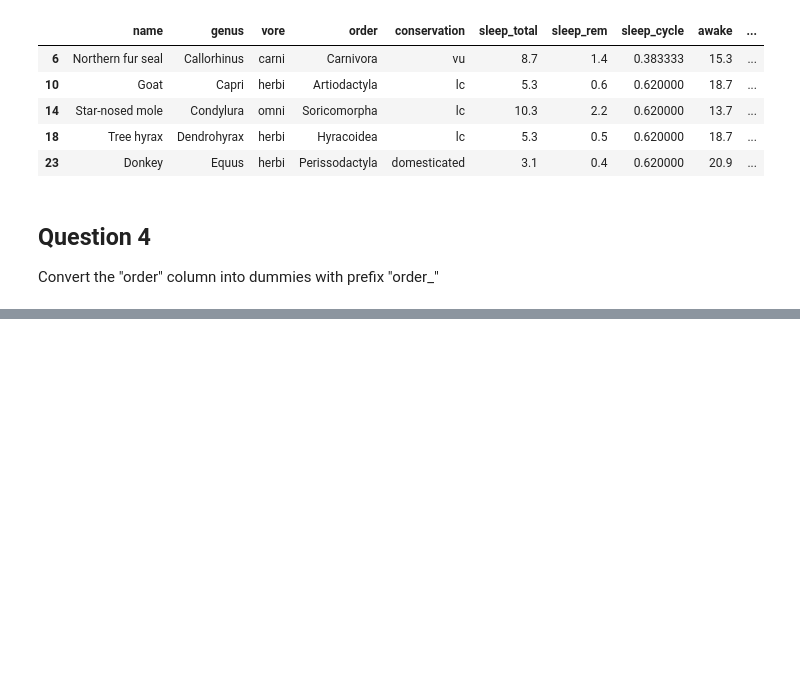
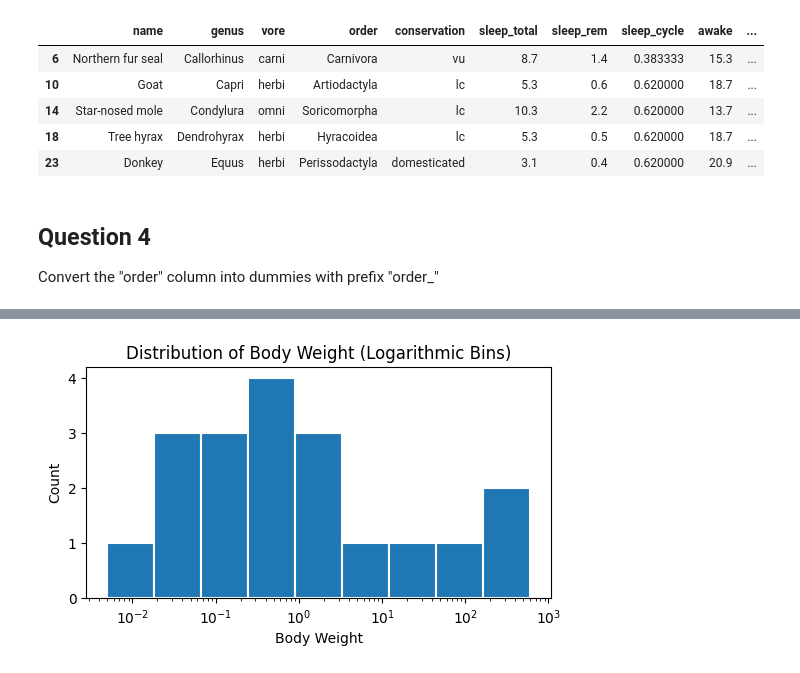
Before and after one commit to bryankeating10/Python-and-Math-for-ML, a Jupyter notebook: Module_5/Homework_5.ipynb, the cells around one changed output, grey strips where cells are left out. Saved outputs shown, nothing was run; the diff lists cells and outputs as text; code cells hidden in the pictures; blank space fills up the shorter version.

```diff
--- a/Module_5/Homework_5.ipynb
+++ b/Module_5/Homework_5.ipynb
@@ -54,0 +97,22 @@ False
+# %%
+# Visualization
+def visualize_bw(df):
+    import matplotlib.pyplot as plt
+    min_val = df['bodywt'].min()
+    max_val = df['bodywt'].max()
+    bin_edges = np.logspace(np.log10(min_val), np.log10(max_val), num=10)
+
+    plt.figure(figsize=(6, 3))
+    plt.hist(df['bodywt'], bins=bin_edges,
+             edgecolor='white',
+             linewidth=1.5,
+             )
+    plt.xlabel('Body Weight')
+    plt.ylabel('Count')
+    plt.title('Distribution of Body Weight (Logarithmic Bins)')
+    plt.xscale('log')
+    plt.show()
+
+visualize_bw(good)
+# %% [output]
+[figure, added]
```
Also changed, not shown: parts of 7 cells of this notebook.
